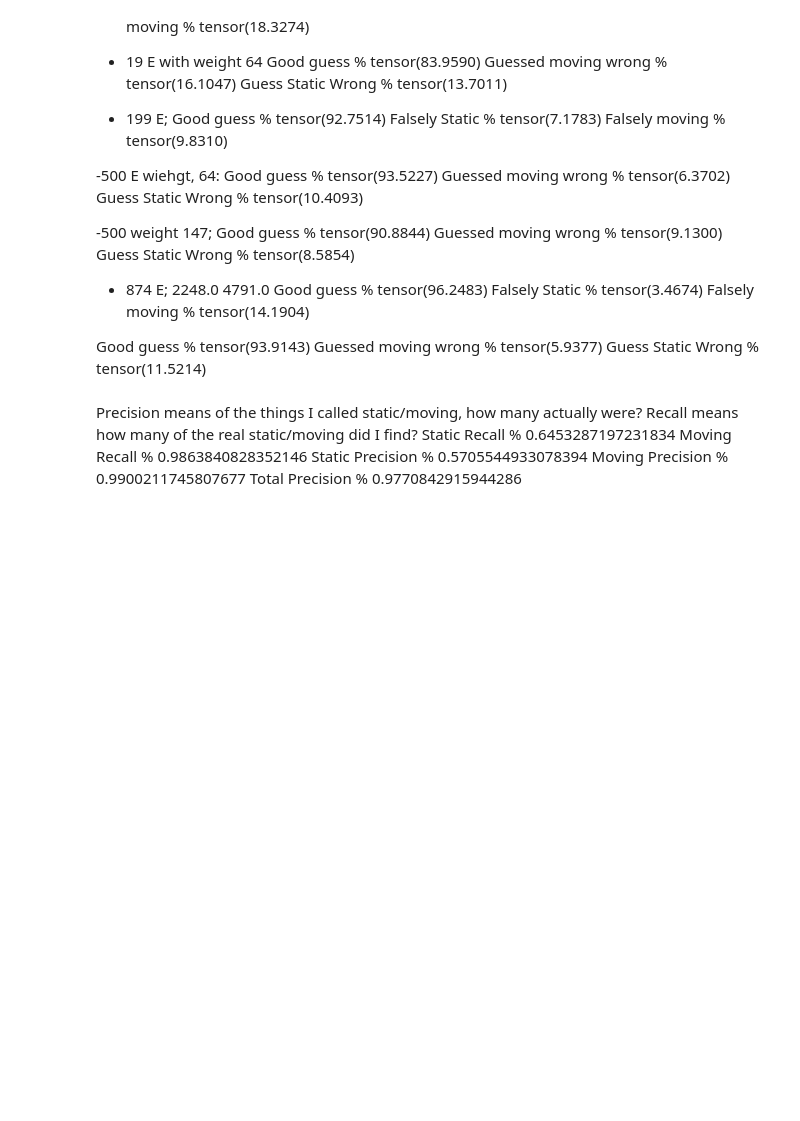
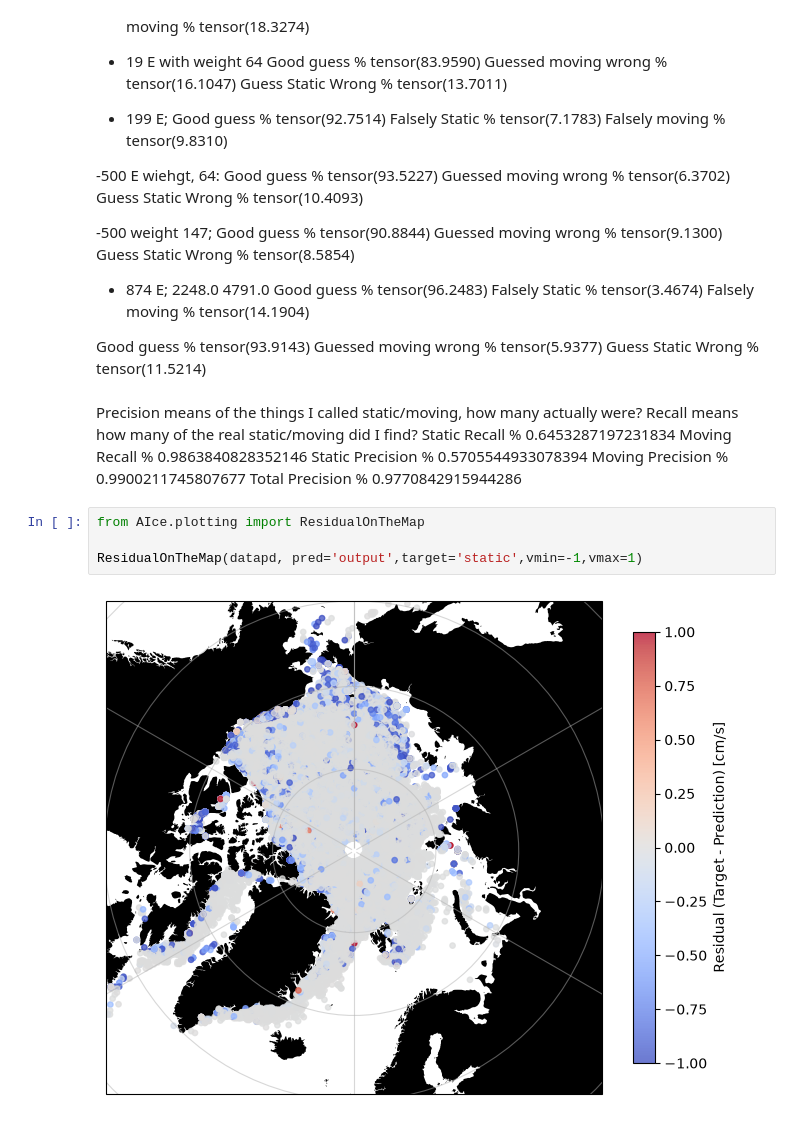
Before and after one commit to drpoisson-mp3/seA_Ice, a Jupyter notebook: August/AnalysisStatic.ipynb, the cells around one changed output. Drawn from its saved outputs; the diff is of its cells as text; blank space fills up the shorter version.

```diff
--- a/August/AnalysisStatic.ipynb
+++ b/August/AnalysisStatic.ipynb
@@ -119,3 +119,9 @@ Moving Recall % 0.9863840828352146
 Static Precision % 0.5705544933078394
 Moving Precision % 0.9900211745807677
 Total Precision % 0.9770842915944286
+# %%
+from AIce.plotting import ResidualOnTheMap
+
+ResidualOnTheMap(datapd, pred='output',target='static',vmin=-1,vmax=1)
+# %% [output]
+[figure, added]
```
Also changed, not shown: 2 other files.
